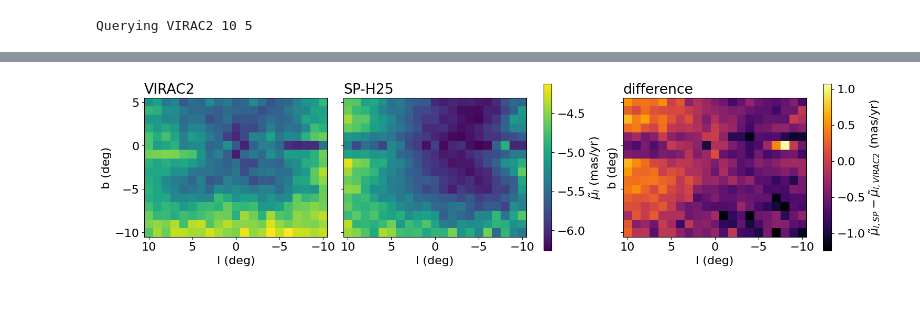
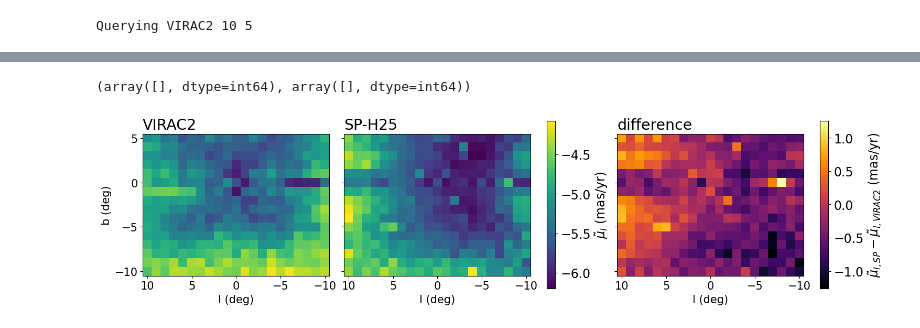
Before and after one commit to synthpop-galaxy/synthpop-model-eval, a Jupyter notebook: virac2.ipynb, the cells around one changed output, grey strips where cells are left out. Drawn from its saved outputs; the diff is of its cells as text; code cells hidden in the pictures; blank space fills up the shorter version.

```diff
--- a/virac2.ipynb
+++ b/virac2.ipynb
@@ -388,8 +617,8 @@ make_lf(0,-0.5)
 # %% [output]
 Querying VIRAC2 10 5
 # %%
-for l in range(-10,11):
-    for b in range(-10,6):
-        generate_spcat(l,b)
+# for l in range(1,11):
+#     for b in range(-10,6):
+#         generate_spcat(l,b)
 # %% [output]
 ############################# update location #############################
@@ -600,5 +645,5 @@ for l in range(-10,11):
 # %%
-for l in range(-10,11):
-    for b in range(-10,6):
+for l in [-6]:
+    for b in range(0,6):
         print(l,b)
         get_spcat(l,b)
@@ -604,0 +655,5 @@ for l in range(-10,11):
+# %%
+for l in range(-5,11):
+    for b in range(-10,6):
+        print(l,b)
+        get_spcat(l,b)
@@ -605,10 +678,12 @@ for l in range(-10,11):
 # %%
 ls,bs,vmul,smul,vmub,smub = [],[],[],[],[],[]
+coords = []
 for l in range(-10,11):
+    print('l',l)
     for b in range(-10,6):
         vcat = get_virac2(l,b)
         vcat = vcat[vcat['MedKsmag']<16]
-        scat = get_spcat(l,b,blend=False)
+        scat = get_spcat(l,b,blend=True)
         scat = scat[scat['VISTA_Ks']<16]
         ls.append(l); bs.append(b)
         vmul.append(np.median(vcat['pml']))
@@ -618,5 +711,11 @@ for l in range(-10,11):
+# %%
+which = np.array(smul)>-4
+np.array(ls)[which], np.array(bs)[which]
+# %% [output]
+(array([], dtype=int64), array([], dtype=int64))
 # %%
 fig, axes = plt.subplots(1, 3, figsize=(15, 5), constrained_layout=True, sharey=True)
+plt.rcParams["font.size"] = 17
 
 vmin = np.min(vmul+smul)
 vmax = np.max(vmul+smul)
@@ -626,35 +725,35 @@ virac = axes[0].imshow(vmuls, origin="lower",
                      extent=[-10.5,10.5,-10.5,5.5],
                      aspect="equal", cmap="viridis", vmin=vmin, vmax=vmax)
 axes[0].set_title("VIRAC2", loc='left')
 axes[0].set_xlabel("l (deg)")
 axes[0].set_ylabel("b (deg)")
 axes[0].invert_xaxis()
 
 smuls = np.reshape(smul,(21,16)).T
 synthpop = axes[1].imshow(smuls, origin="lower",
                      extent=[-10.5,10.5,-10.5,5.5],
                      aspect="equal", cmap="viridis", vmin=vmin, vmax=vmax)
 axes[1].set_title("SP-H25", loc='left')
 axes[1].set_xlabel("l (deg)")
 axes[1].invert_xaxis()
 fig.colorbar(synthpop, ax=axes[1], orientation="vertical", label=r"$\tilde{\mu}_l$ (mas/yr)", shrink=0.65)
 
 
 diff = axes[2].imshow(smuls-vmuls, origin="lower",
                      extent=[-10.5,10.5,-10.5,5.5],
                      aspect="equal", cmap="inferno")#, vmin=vmin, vmax=vmax)
 axes[2].set_title("difference", loc='left')
 axes[2].set_xlabel("l (deg)")
-axes[2].set_ylabel("b (deg)")
+#axes[2].set_ylabel("b (deg)")
 axes[2].invert_xaxis()
 
 fig.colorbar(diff, ax=axes[2], orientation="vertical",
              label=r"$\tilde{\mu}_{l,SP}-\tilde{\mu}_{l,VIRAC2}$ (mas/yr)", shrink=0.65)
 
 plt.savefig("figures/virac_mul_maps.pdf")
 plt.show()
 # %% [output]
-[figure, old version]
+[figure, new version]
 # %%
 fig, axes = plt.subplots(1, 3, figsize=(15, 5), constrained_layout=True, sharey=True)
 
```
Also changed, not shown: parts of 31 cells of this notebook, 12 other files.
